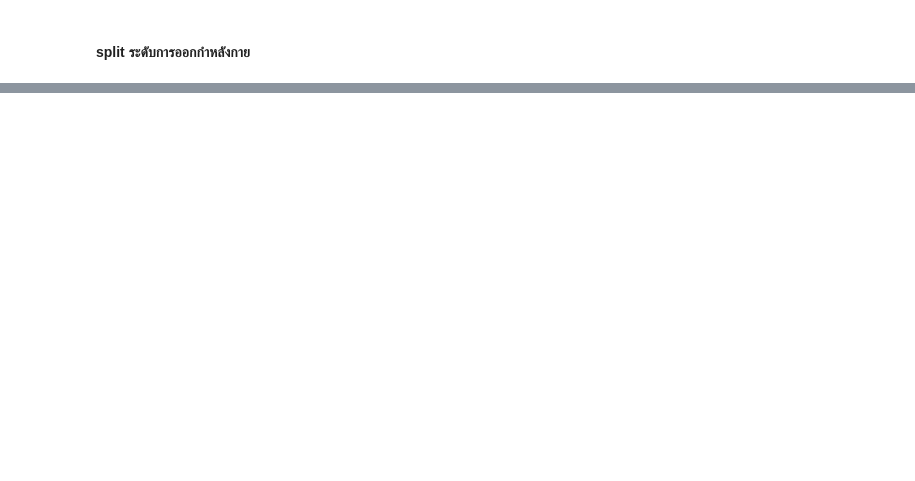
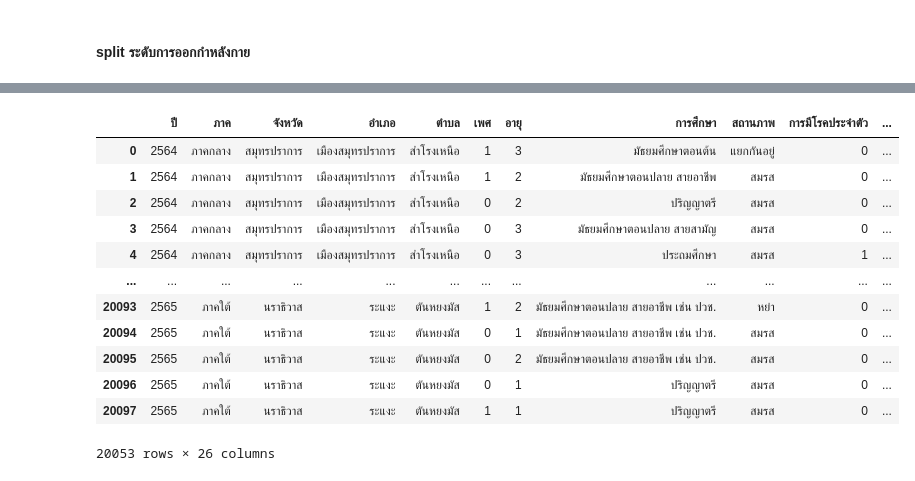
Before and after one commit to lapatradaa/BSC_DPDM23, a Jupyter notebook: ex.ipynb, the cells around one changed output, grey strips where cells are left out. Saved outputs shown, nothing was run; the diff lists cells and outputs as text; code cells hidden in the pictures; blank space fills up the shorter version.

```diff
--- a/ex.ipynb
+++ b/ex.ipynb
@@ -296 +281,18 @@ df
 20053 rows × 26 columns
+# %%
+df['รวมสรุปกิจกรรม'] = df['รวมสรุปกิจกรรม'].replace({ 'Noun' : 0, 'ระดับปานกลาง': 1, 'ระดับหนัก': 2})
+df
+# %% [output]
+|  | ปี | ภาค | จังหวัด | อำเภอ | ตำบล | เพศ | อายุ | การศึกษา | สถานภาพ | การมีโรคประจำตัว | ... |
+| 0 | 2564 | ภาคกลาง | สมุทรปราการ | เมืองสมุทรปราการ | สำโรงเหนือ | 1 | 3 | มัธยมศึกษาตอนต้น | แยกกันอยู่ | 0 | ... |
+| 1 | 2564 | ภาคกลาง | สมุทรปราการ | เมืองสมุทรปราการ | สำโรงเหนือ | 1 | 2 | มัธยมศึกษาตอนปลาย สายอาชีพ | สมรส | 0 | ... |
+| 2 | 2564 | ภาคกลาง | สมุทรปราการ | เมืองสมุทรปราการ | สำโรงเหนือ | 0 | 2 | ปริญญาตรี | สมรส | 0 | ... |
+| 3 | 2564 | ภาคกลาง | สมุทรปราการ | เมืองสมุทรปราการ | สำโรงเหนือ | 0 | 3 | มัธยมศึกษาตอนปลาย สายสามัญ | สมรส | 0 | ... |
+| 4 | 2564 | ภาคกลาง | สมุทรปราการ | เมืองสมุทรปราการ | สำโรงเหนือ | 0 | 3 | ประถมศึกษา | สมรส | 1 | ... |
+| ... | ... | ... | ... | ... | ... | ... | ... | ... | ... | ... | ... |
+| 20093 | 2565 | ภาคใต้ | นราธิวาส | ระแงะ | ตันหยงมัส | 1 | 2 | มัธยมศึกษาตอนปลาย สายอาชีพ เช่น ปวช. | หย่า | 0 | ... |
+| 20094 | 2565 | ภาคใต้ | นราธิวาส | ระแงะ | ตันหยงมัส | 0 | 1 | มัธยมศึกษาตอนปลาย สายอาชีพ เช่น ปวช. | สมรส | 0 | ... |
+| 20095 | 2565 | ภาคใต้ | นราธิวาส | ระแงะ | ตันหยงมัส | 0 | 2 | มัธยมศึกษาตอนปลาย สายอาชีพ เช่น ปวช. | สมรส | 0 | ... |
+| 20096 | 2565 | ภาคใต้ | นราธิวาส | ระแงะ | ตันหยงมัส | 0 | 1 | ปริญญาตรี | สมรส | 0 | ... |
+| 20097 | 2565 | ภาคใต้ | นราธิวาส | ระแงะ | ตันหยงมัส | 1 | 1 | ปริญญาตรี | สมรส | 0 | ... |
+20053 rows × 26 columns
```
Also changed, not shown: parts of 14 cells of this notebook.
